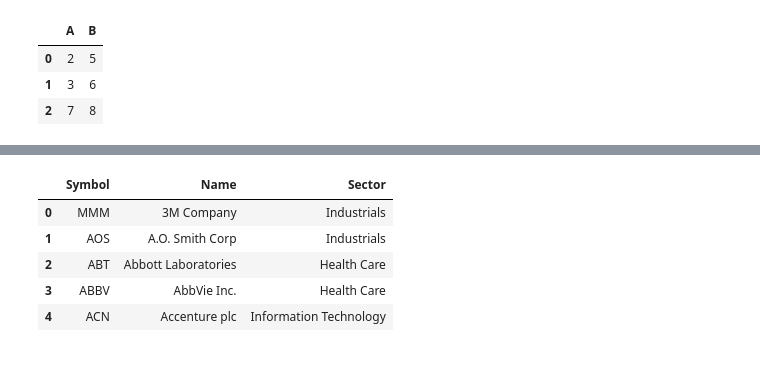
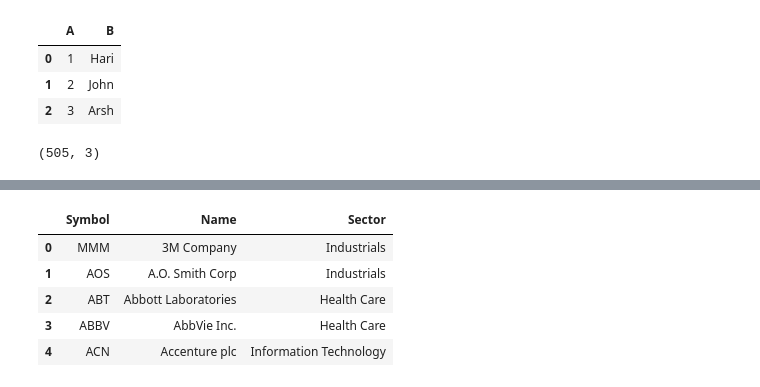
Before and after one commit to jinhub/machine_learning, a Jupyter notebook: playing_with_pandas/Untitled.ipynb, the cells around one changed output, grey strips where cells are left out. Saved outputs shown, nothing was run; the diff lists cells and outputs as text; code cells hidden in the pictures.

```diff
--- a/playing_with_pandas/Untitled.ipynb
+++ b/playing_with_pandas/Untitled.ipynb
@@ -28,10 +39,10 @@ import pickle as p
 # %%
-sample_df = pd.DataFrame({'A' : ['2','3','7'],
-                         'B' : ['5','6','8']})
+sample_df = pd.DataFrame({'A': [1,2,3],
+                        'B' : ['Hari','John','Arsh']})
 # %%
-sample_df.head()
+sample_df
 # %% [output]
 |  | A | B |
-| 0 | 2 | 5 |
-| 1 | 3 | 6 |
-| 2 | 7 | 8 |
+| 0 | 1 | Hari |
+| 1 | 2 | John |
+| 2 | 3 | Arsh |
@@ -37,0 +51,4 @@ sample_df.head()
+# %%
+constituents_df.shape
+# %% [output]
+(505, 3)
```
Also changed, not shown: parts of 81 cells of this notebook.
